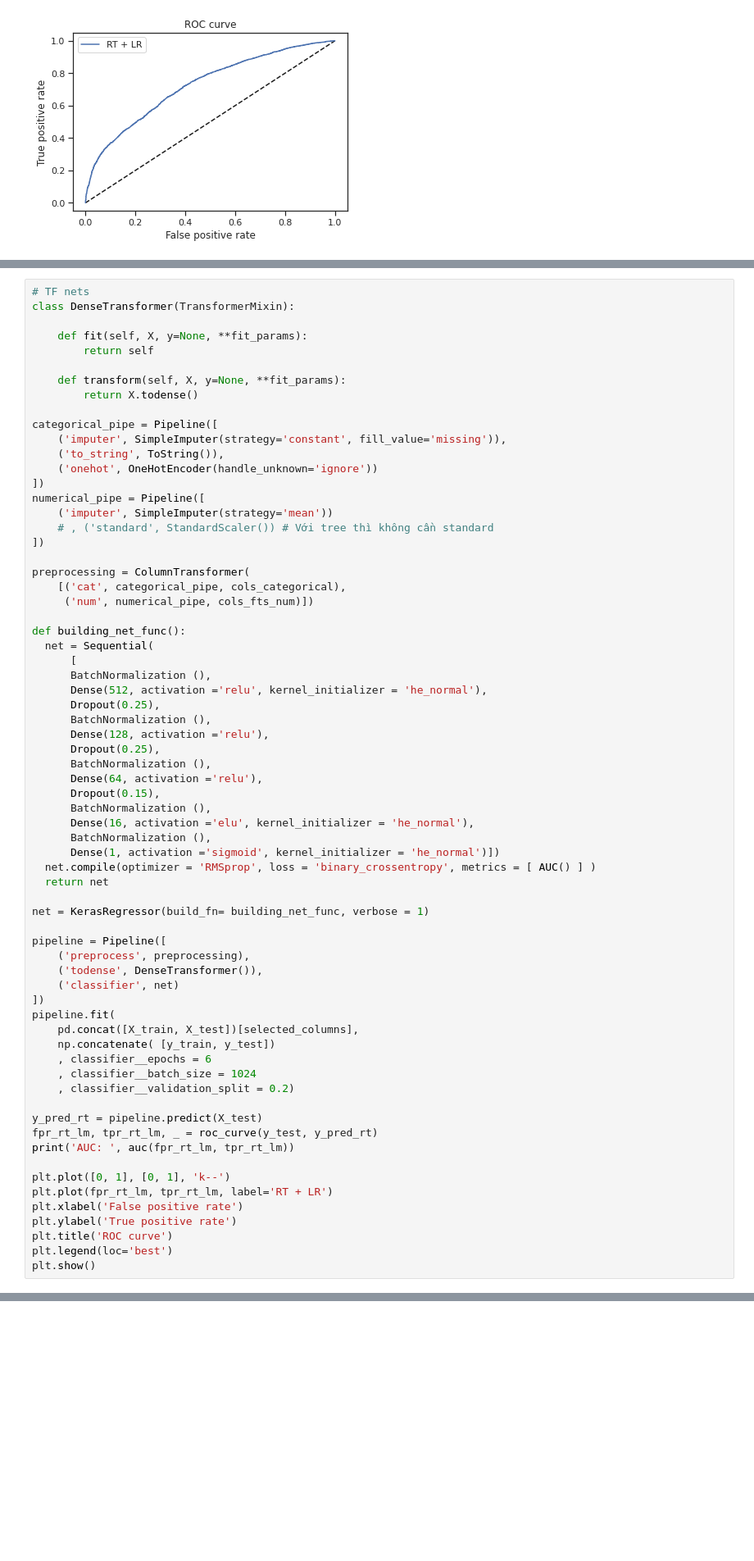
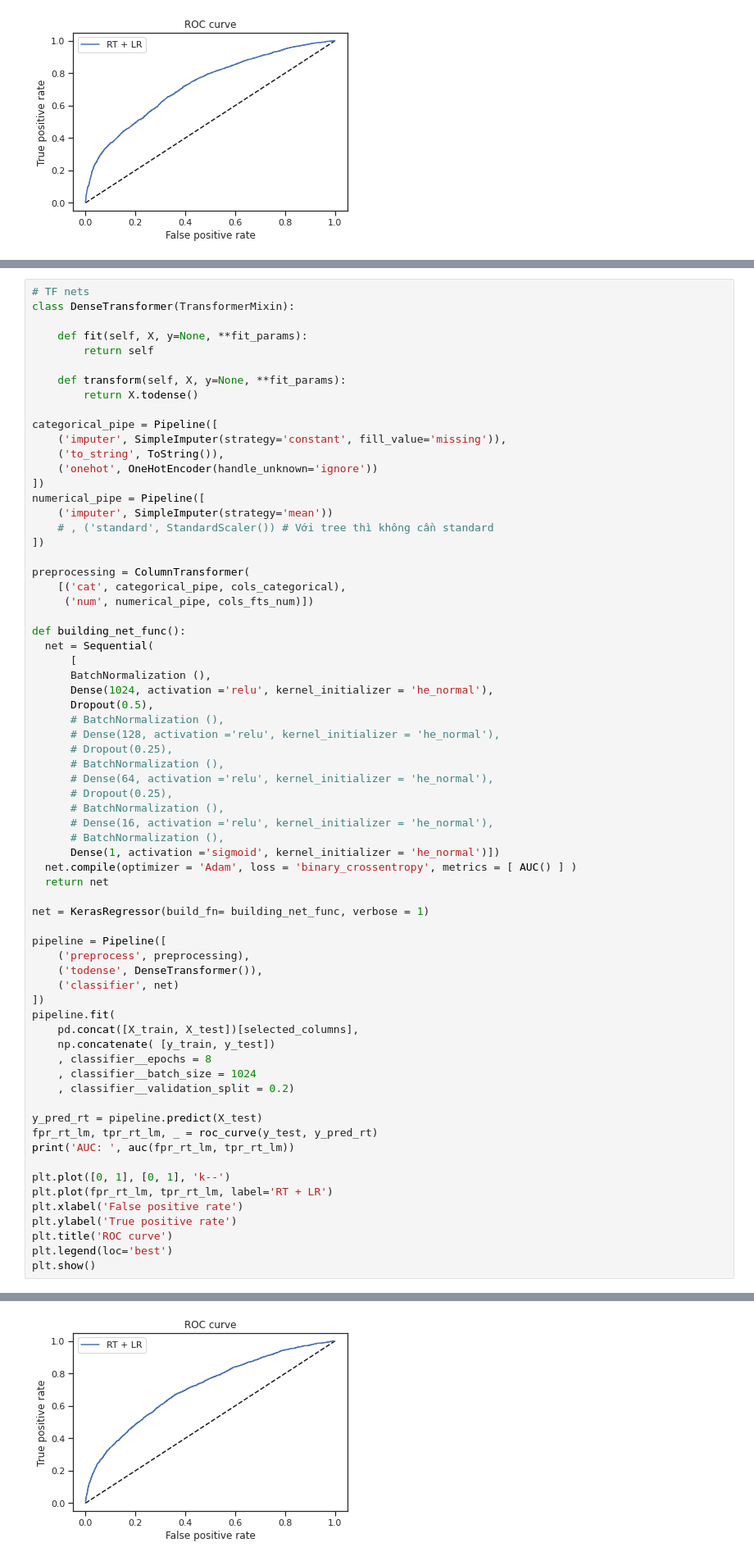
Before and after one commit to quanvu0996/compet, a Jupyter notebook: kalapa_4student_traditional_ML.ipynb, the cells around one changed output, grey strips where cells are left out. Shown at 82% size. Saved outputs shown, nothing was run; the diff lists cells and outputs as text; blank space fills up the shorter version.

```diff
--- a/kalapa_4student_traditional_ML.ipynb
+++ b/kalapa_4student_traditional_ML.ipynb
@@ -195,19 +199,19 @@ def building_net_func():
   net = Sequential(
       [
       BatchNormalization (),
-      Dense(512, activation ='relu', kernel_initializer = 'he_normal'),
-      Dropout(0.25),
-      BatchNormalization (),
-      Dense(128, activation ='relu'),
-      Dropout(0.25),
-      BatchNormalization (),
-      Dense(64, activation ='relu'),
-      Dropout(0.15),
-      BatchNormalization (),
-      Dense(16, activation ='elu', kernel_initializer = 'he_normal'),
-      BatchNormalization (),
+      Dense(1024, activation ='relu', kernel_initializer = 'he_normal'),
+      Dropout(0.5),
+      # BatchNormalization (),
+      # Dense(128, activation ='relu', kernel_initializer = 'he_normal'),
+      # Dropout(0.25),
+      # BatchNormalization (),
+      # Dense(64, activation ='relu', kernel_initializer = 'he_normal'),
+      # Dropout(0.25),
+      # BatchNormalization (),
+      # Dense(16, activation ='relu', kernel_initializer = 'he_normal'),
+      # BatchNormalization (),
       Dense(1, activation ='sigmoid', kernel_initializer = 'he_normal')])
-  net.compile(optimizer = 'RMSprop', loss = 'binary_crossentropy', metrics = [ AUC() ] )
+  net.compile(optimizer = 'Adam', loss = 'binary_crossentropy', metrics = [ AUC() ] )
   return net
 
 net = KerasRegressor(build_fn= building_net_func, verbose = 1)
@@ -220,7 +224,7 @@ pipeline = Pipeline([
 pipeline.fit(
     pd.concat([X_train, X_test])[selected_columns],
     np.concatenate( [y_train, y_test])
-    , classifier__epochs = 6
+    , classifier__epochs = 8
     , classifier__batch_size = 1024
     , classifier__validation_split = 0.2)
 
@@ -250,3 +261,4 @@ Epoch 6/6
+[figure, added]
 # %%
 prediction = pipeline.predict(predict_data[selected_columns])
 res_df = pd.DataFrame({'id': predict_data.id, 'label': prediction})
```
Also changed, not shown: parts of 3 cells of this notebook.
